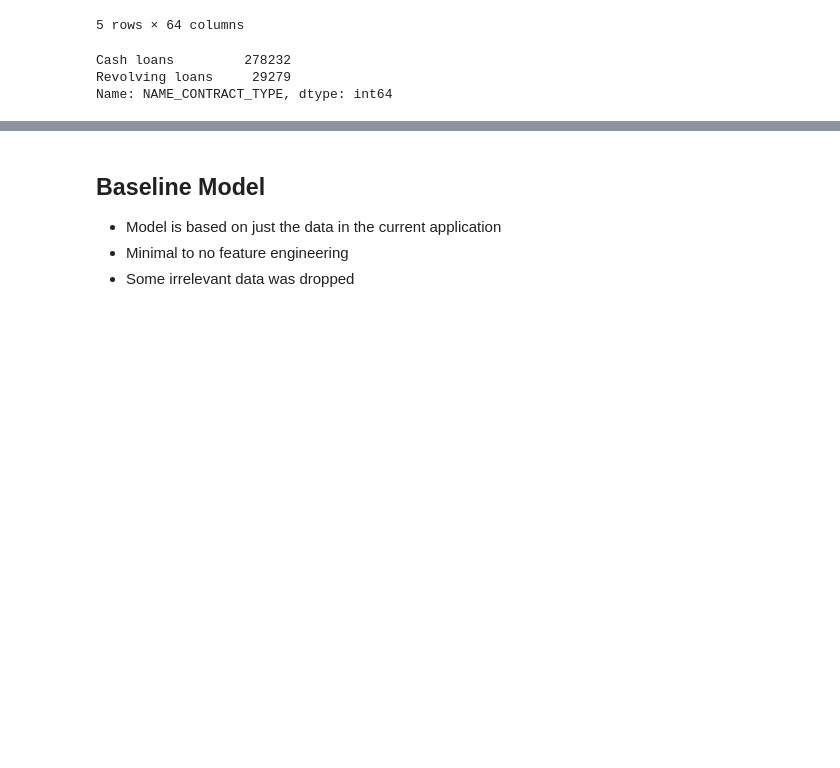
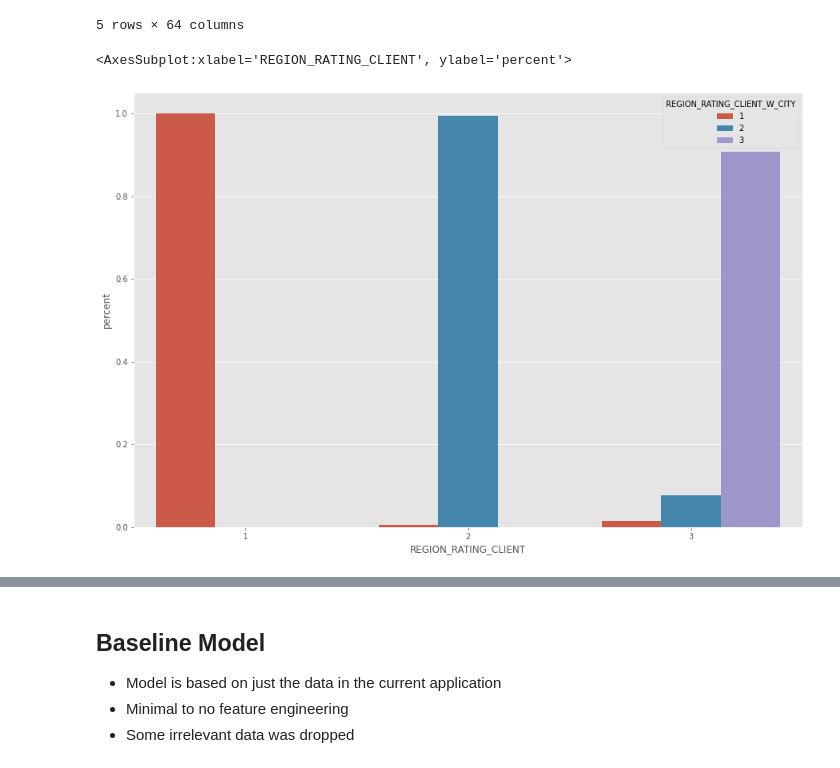
Before and after one commit to Antonio-Avila/Home-Credit-Default, a Jupyter notebook: Logit_Modeling.ipynb, the cells around one changed output, grey strips where cells are left out. Cells and saved outputs as stored; diff of their text form; code cells hidden in the pictures; blank space fills up the shorter version.

```diff
--- a/Logit_Modeling.ipynb
+++ b/Logit_Modeling.ipynb
@@ -63,9 +64,11 @@ train_data.head()
 | 3 | Cash loans | F | N | Y | 0 | 135000.0 | ... |
 | 4 | Cash loans | M | N | Y | 0 | 121500.0 | ... |
 5 rows × 64 columns
-# %%
-app_train.NAME_CONTRACT_TYPE.value_counts()
-# %% [output]
-Cash loans         278232
-Revolving loans     29279
-Name: NAME_CONTRACT_TYPE, dtype: int64
+# %%
+region_rating = app_train.groupby(["REGION_RATING_CLIENT", "REGION_RATING_CLIENT_W_CITY"]).REGION_RATING_CLIENT.agg(total = "count").reset_index()
+region_rating["percent"] = region_rating.groupby("REGION_RATING_CLIENT").total.apply(lambda x: x/x.sum())
+region_rating
+sns.barplot(region_rating.REGION_RATING_CLIENT, y = region_rating.percent, hue = region_rating.REGION_RATING_CLIENT_W_CITY)
+# %% [output]
+<AxesSubplot:xlabel='REGION_RATING_CLIENT', ylabel='percent'>
+[figure, added]
```
Also changed, not shown: parts of 6 cells of this notebook.
